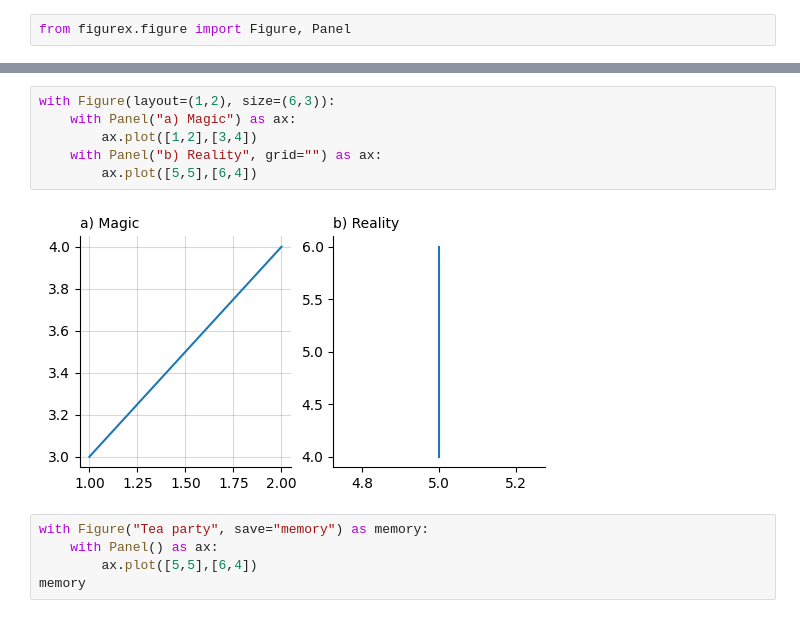
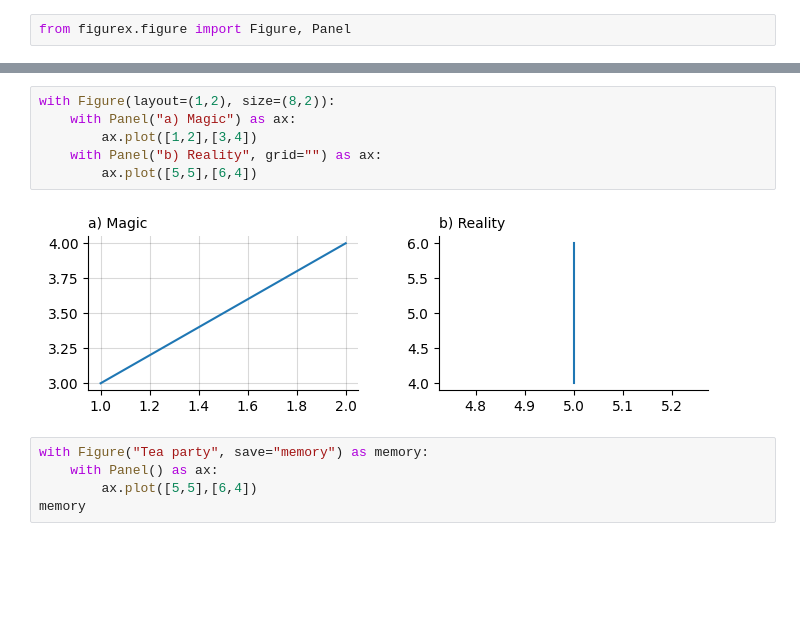
Before and after one commit to mschroen/figurex, a Jupyter notebook: examples.ipynb, the cells around one changed output, grey strips where cells are left out. Cells and saved outputs as stored; diff of their text form; blank space fills up the shorter version.

```diff
--- a/examples.ipynb
+++ b/examples.ipynb
@@ -8,11 +8,11 @@ with Figure("A simple plot") as ax:
 # %%
-with Figure(layout=(1,2), size=(6,3)):
+with Figure(layout=(1,2), size=(8,2)):
     with Panel("a) Magic") as ax:
         ax.plot([1,2],[3,4])
     with Panel("b) Reality", grid="") as ax:
         ax.plot([5,5],[6,4])
 # %% [output]
-[figure, old version]
+[figure, new version]
 # %%
 with Figure("Tea party", save="memory") as memory:
     with Panel() as ax:
```
Also changed, not shown: parts of 6 cells of this notebook, 3 other files.
